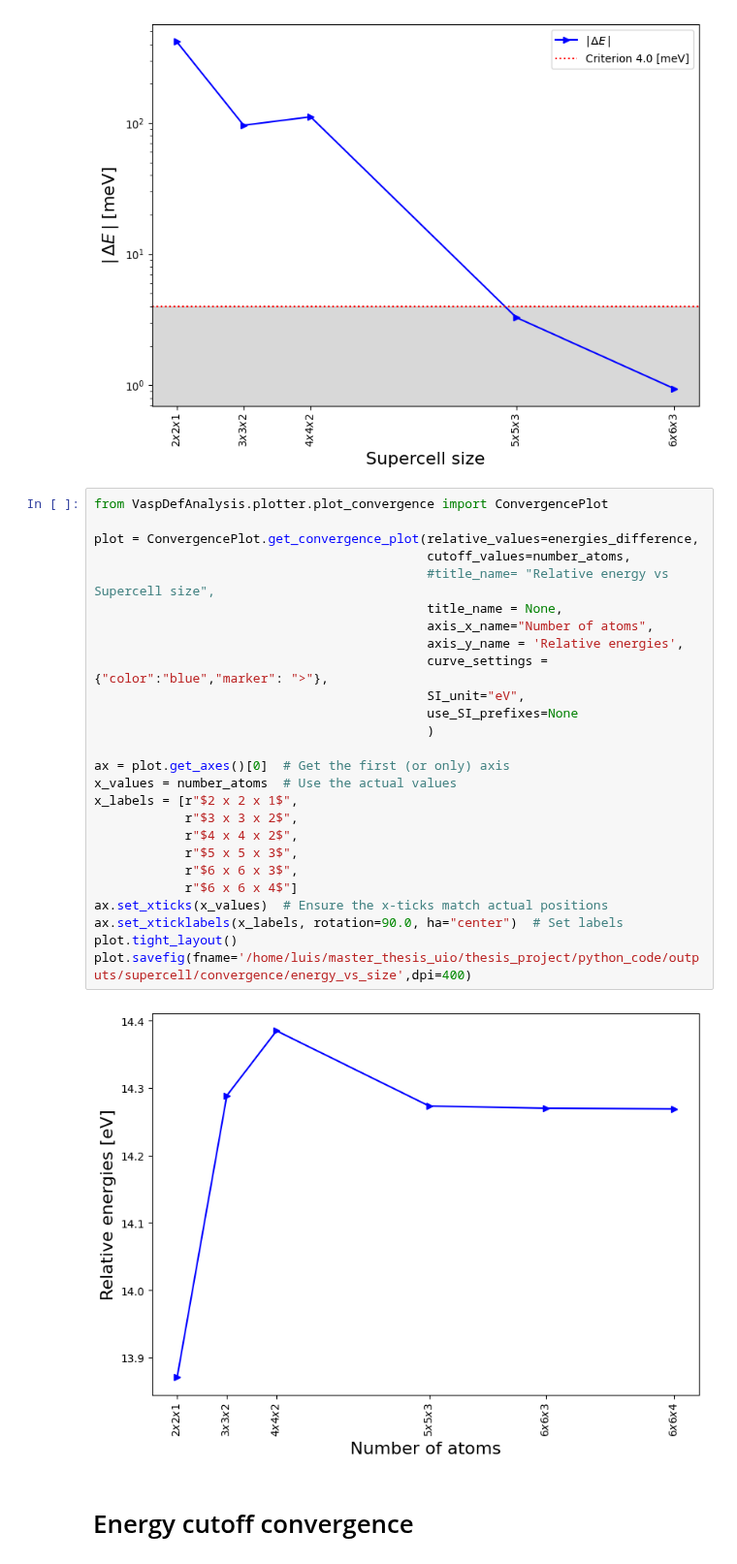
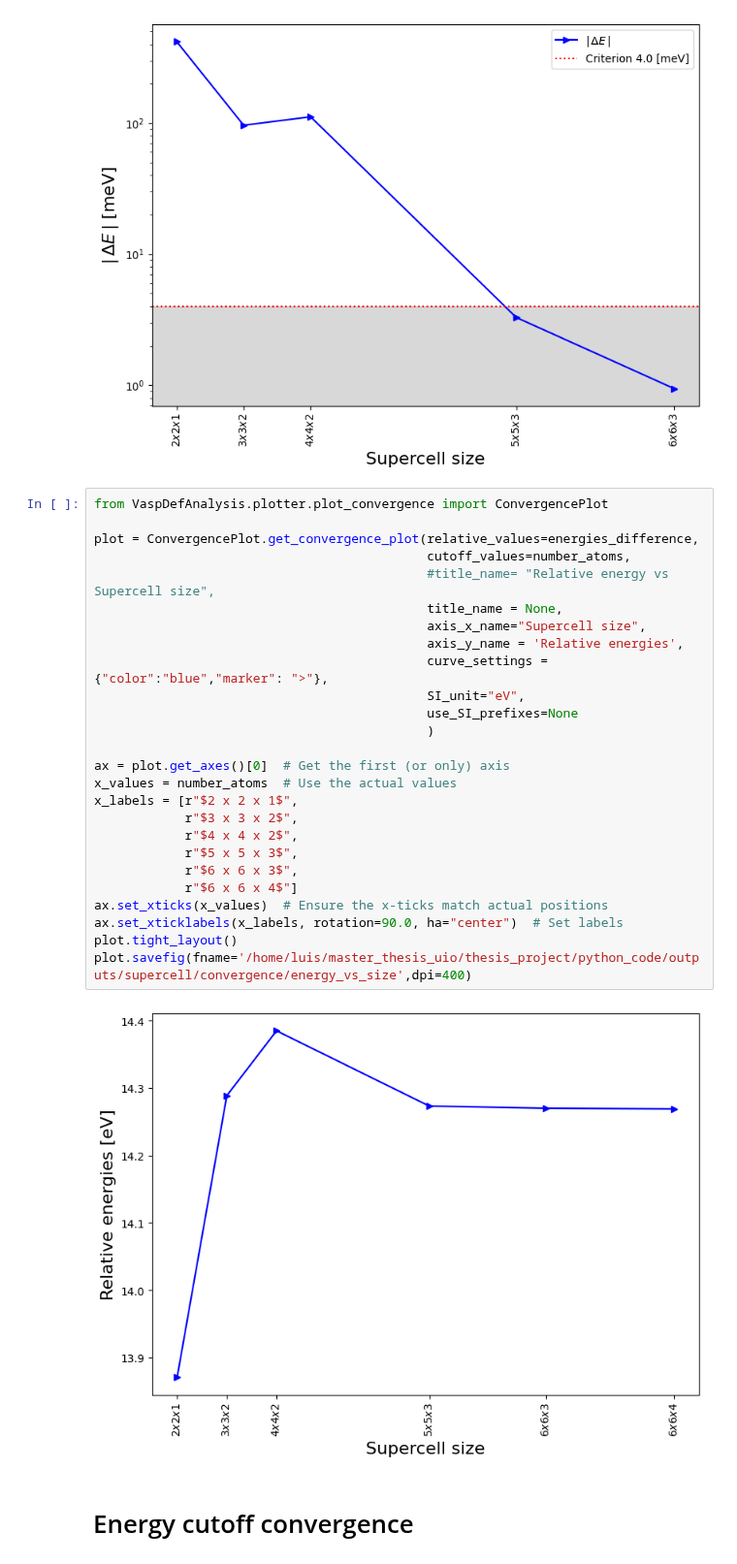
Before and after one commit to Luisrj14/VaspDefAnalysis, a Jupyter notebook: notebook/covergence_supercell.ipynb, the cells around one changed output. Shown at 97% size. Saved outputs shown, nothing was run; the diff lists cells and outputs as text.

```diff
--- a/notebook/covergence_supercell.ipynb
+++ b/notebook/covergence_supercell.ipynb
@@ -100,31 +100,31 @@ plot.savefig(fname='/home/luis/master_thesis_uio/thesis_project/python_code/outp
 # %%
 from VaspDefAnalysis.plotter.plot_convergence import ConvergencePlot
 
 plot = ConvergencePlot.get_convergence_plot(relative_values=energies_difference,
                                             cutoff_values=number_atoms,
                                             #title_name= "Relative energy vs Supercell size",
                                             title_name = None,
-                                            axis_x_name="Number of atoms",
+                                            axis_x_name="Supercell size",
                                             axis_y_name = 'Relative energies',
                                             curve_settings ={"color":"blue","marker": ">"},
                                             SI_unit="eV",
                                             use_SI_prefixes=None
                                             )
 
 ax = plot.get_axes()[0]  # Get the first (or only) axis
 x_values = number_atoms  # Use the actual values
 x_labels = [r"$2 x 2 x 1$",
             r"$3 x 3 x 2$",
             r"$4 x 4 x 2$",
             r"$5 x 5 x 3$",
             r"$6 x 6 x 3$",
             r"$6 x 6 x 4$"]
 ax.set_xticks(x_values)  # Ensure the x-ticks match actual positions
 ax.set_xticklabels(x_labels, rotation=90.0, ha="center")  # Set labels
 plot.tight_layout()
 plot.savefig(fname='/home/luis/master_thesis_uio/thesis_project/python_code/outputs/supercell/convergence/energy_vs_size',dpi=400)
 # %% [output]
-[figure, old version]
+[figure, new version]
 # %% [markdown]
 # Energy cutoff convergence
 # %%
```
